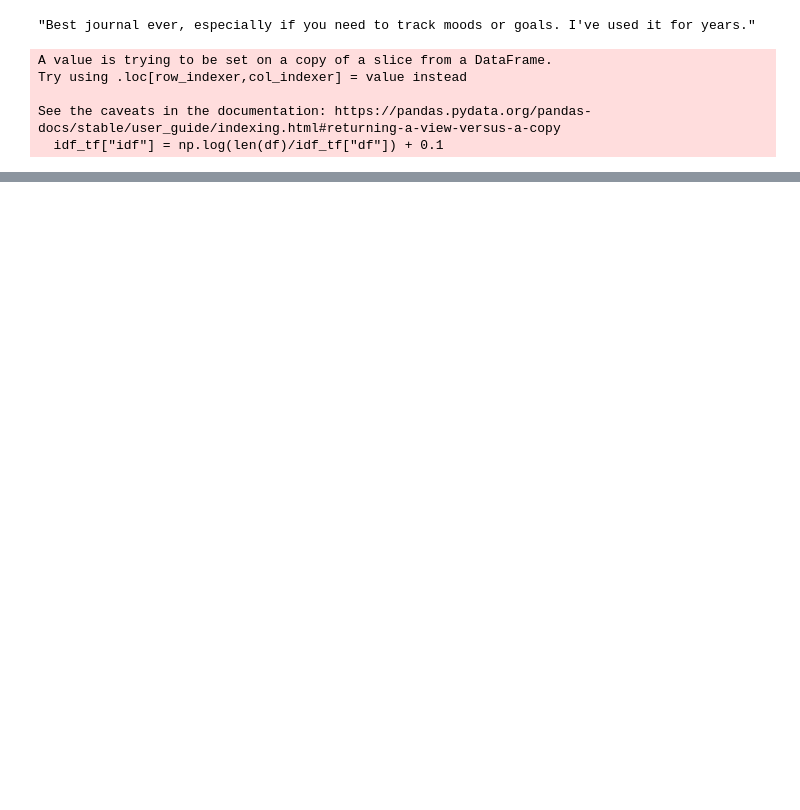
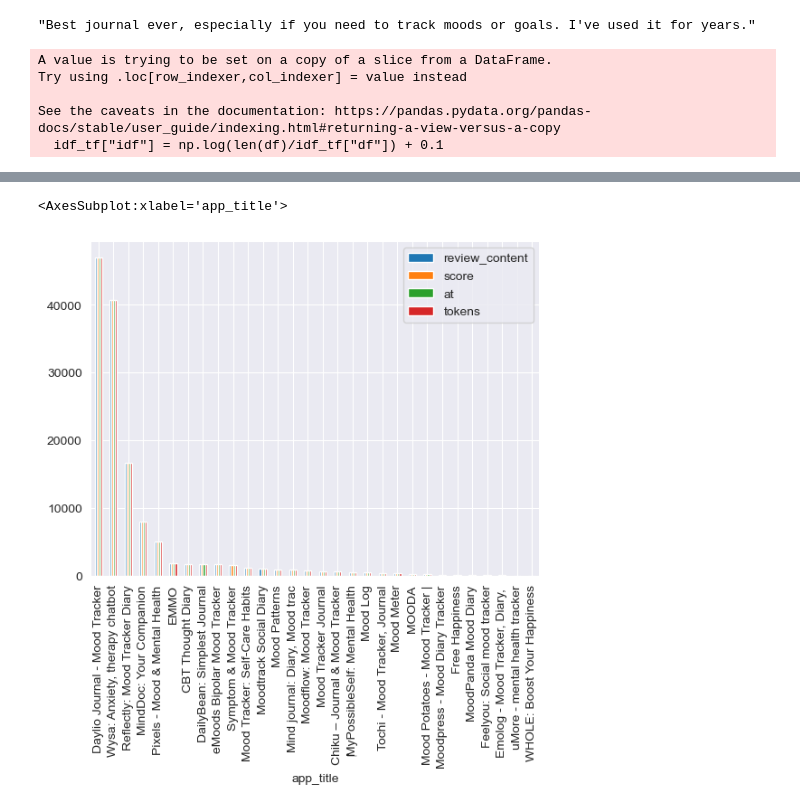
Before and after one commit to morgenmuesli/master_thesis_mood_tracker, a Jupyter notebook: notebooks/tfidf_test.ipynb, the cells around one changed output, grey strips where cells are left out. Drawn from its saved outputs; the diff is of its cells as text; code cells hidden in the pictures; blank space fills up the shorter version.

```diff
--- a/notebooks/tfidf_test.ipynb
+++ b/notebooks/tfidf_test.ipynb
@@ -173,4 +185,4 @@ wordcloud(freq_daylio["freq"], title="daylio tf",  stopwords=["app", "use", "gre
 # %%
-def n_gram(tokens, n=2, sep=" ", stopwords=set()):
+def n_gram(tokens, n=2, sep=" ", n_gram_stopwords=set()):
     return [sep.join(ngram) for ngram in zip(*[tokens[i:] for i in range(n)])
-            if len([t for t in stopwords]) == 0]
+            if len([t for t in ngram if t in n_gram_stopwords]) == 0 ]
@@ -218,0 +199,8 @@ ZeroDivisionError: float division by zero
+# %%
+import nltk
+
+tokenize_function = nltk.tokenize.word_tokenize
+# %%
+pipeline = [str.lower, tokenize_function,stemming, remove_stop]
+# %%
+df["tokens"] = df["review_content"].apply(prepare, pipeline=pipeline)
@@ -218,0 +228,5 @@ ZeroDivisionError: float division by zero
+# %%
+df.groupby("app_title").count().sort_values("review_content", ascending=False).plot(kind="bar")
+# %% [output]
+<AxesSubplot:xlabel='app_title'>
+[figure, added]
```
Also changed, not shown: parts of 19 cells of this notebook, 47 other files.
